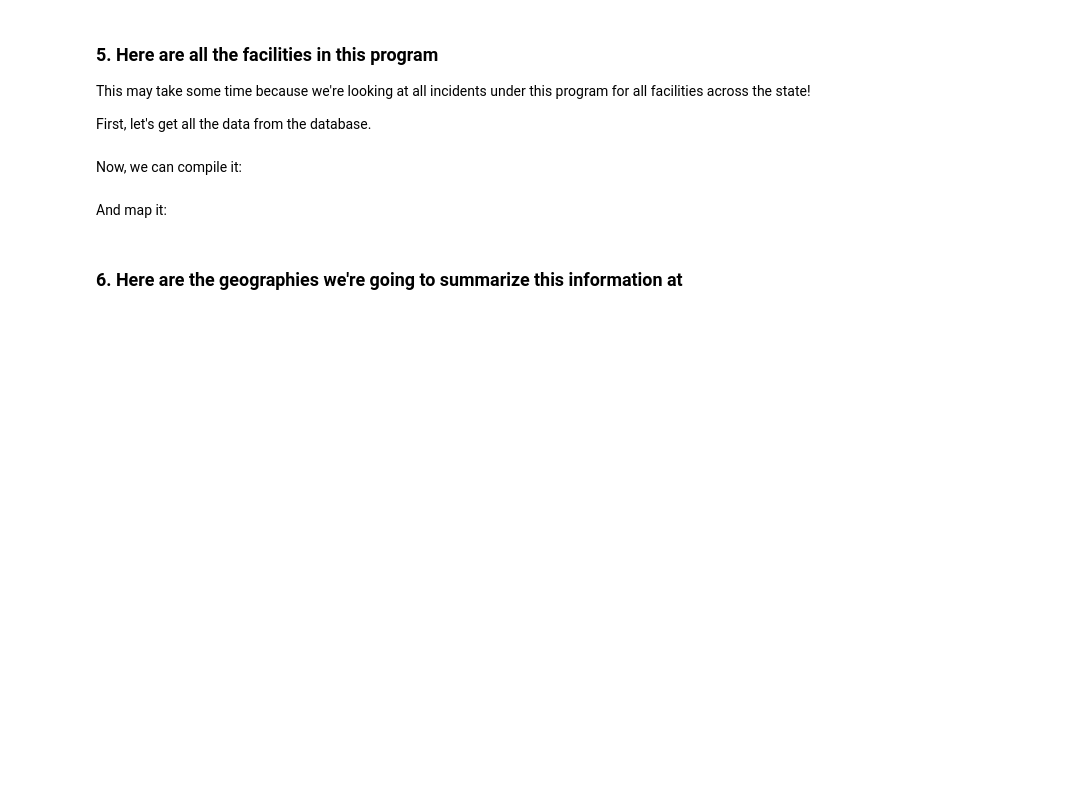
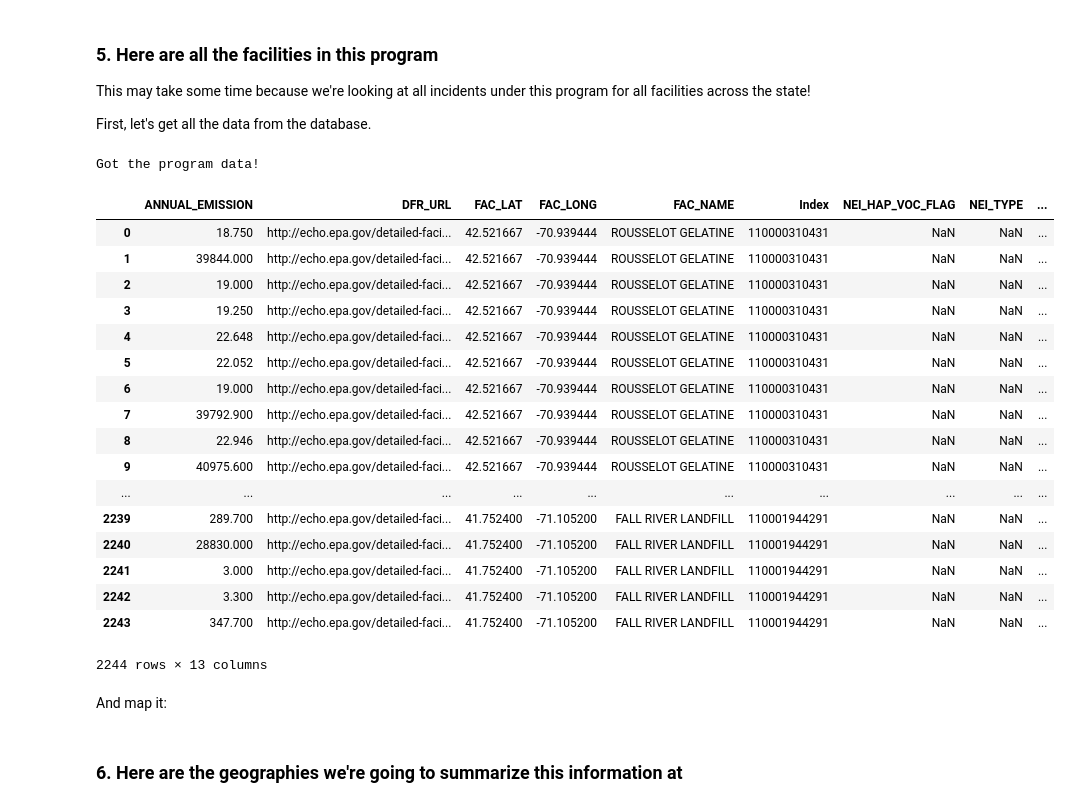
Before and after one commit to edgi-govdata-archiving/ECHO-Sunrise, a Jupyter notebook: ECHO-Sunrise.ipynb, the cells around one changed output. Saved outputs shown, nothing was run; the diff lists cells and outputs as text; code cells hidden in the pictures; blank space fills up the shorter version.

Commit message:
update to move getting program data to utilities

```diff
--- a/ECHO-Sunrise.ipynb
+++ b/ECHO-Sunrise.ipynb
@@ -140,2 +169,0 @@ print("Got the program data!")
-# %% [markdown]
-Now, we can compile it:
@@ -168,3 +172,30 @@ my_prog_data
+# %%
+program = data_sets[ data_set_widget.value ]
+program_data = None
+
+my_prog_data=get_program_data(echo_data, program, program_data)
+my_prog_data=pd.DataFrame(my_prog_data)
+my_prog_data
+# %% [output]
+Got the program data!
+|  | ANNUAL_EMISSION | DFR_URL | FAC_LAT | FAC_LONG | FAC_NAME | Index | NEI_HAP_VOC_FLAG | NEI_TYPE | ... |
+| 0 | 18.750 | http://echo.epa.gov/detailed-faci... | 42.521667 | -70.939444 | ROUSSELOT GELATINE | 110000310431 | NaN | NaN | ... |
+| 1 | 39844.000 | http://echo.epa.gov/detailed-faci... | 42.521667 | -70.939444 | ROUSSELOT GELATINE | 110000310431 | NaN | NaN | ... |
+| 2 | 19.000 | http://echo.epa.gov/detailed-faci... | 42.521667 | -70.939444 | ROUSSELOT GELATINE | 110000310431 | NaN | NaN | ... |
+| 3 | 19.250 | http://echo.epa.gov/detailed-faci... | 42.521667 | -70.939444 | ROUSSELOT GELATINE | 110000310431 | NaN | NaN | ... |
+| 4 | 22.648 | http://echo.epa.gov/detailed-faci... | 42.521667 | -70.939444 | ROUSSELOT GELATINE | 110000310431 | NaN | NaN | ... |
+| 5 | 22.052 | http://echo.epa.gov/detailed-faci... | 42.521667 | -70.939444 | ROUSSELOT GELATINE | 110000310431 | NaN | NaN | ... |
+| 6 | 19.000 | http://echo.epa.gov/detailed-faci... | 42.521667 | -70.939444 | ROUSSELOT GELATINE | 110000310431 | NaN | NaN | ... |
+| 7 | 39792.900 | http://echo.epa.gov/detailed-faci... | 42.521667 | -70.939444 | ROUSSELOT GELATINE | 110000310431 | NaN | NaN | ... |
+| 8 | 22.946 | http://echo.epa.gov/detailed-faci... | 42.521667 | -70.939444 | ROUSSELOT GELATINE | 110000310431 | NaN | NaN | ... |
+| 9 | 40975.600 | http://echo.epa.gov/detailed-faci... | 42.521667 | -70.939444 | ROUSSELOT GELATINE | 110000310431 | NaN | NaN | ... |
+| ... | ... | ... | ... | ... | ... | ... | ... | ... | ... |
+| 2239 | 289.700 | http://echo.epa.gov/detailed-faci... | 41.752400 | -71.105200 | FALL RIVER LANDFILL | 110001944291 | NaN | NaN | ... |
+| 2240 | 28830.000 | http://echo.epa.gov/detailed-faci... | 41.752400 | -71.105200 | FALL RIVER LANDFILL | 110001944291 | NaN | NaN | ... |
+| 2241 | 3.000 | http://echo.epa.gov/detailed-faci... | 41.752400 | -71.105200 | FALL RIVER LANDFILL | 110001944291 | NaN | NaN | ... |
+| 2242 | 3.300 | http://echo.epa.gov/detailed-faci... | 41.752400 | -71.105200 | FALL RIVER LANDFILL | 110001944291 | NaN | NaN | ... |
+| 2243 | 347.700 | http://echo.epa.gov/detailed-faci... | 41.752400 | -71.105200 | FALL RIVER LANDFILL | 110001944291 | NaN | NaN | ... |
+2244 rows × 13 columns
 # %% [markdown]
 And map it:
 # %%
```
Also changed, not shown: parts of 8 cells of this notebook, 1 other file.
